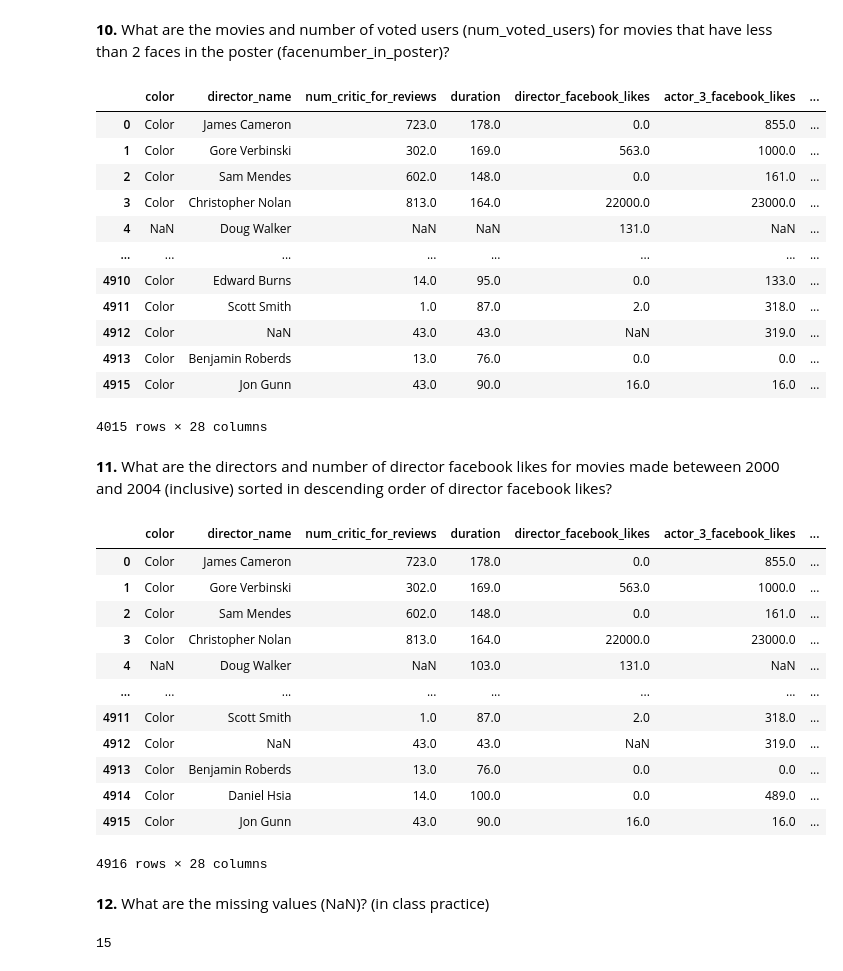
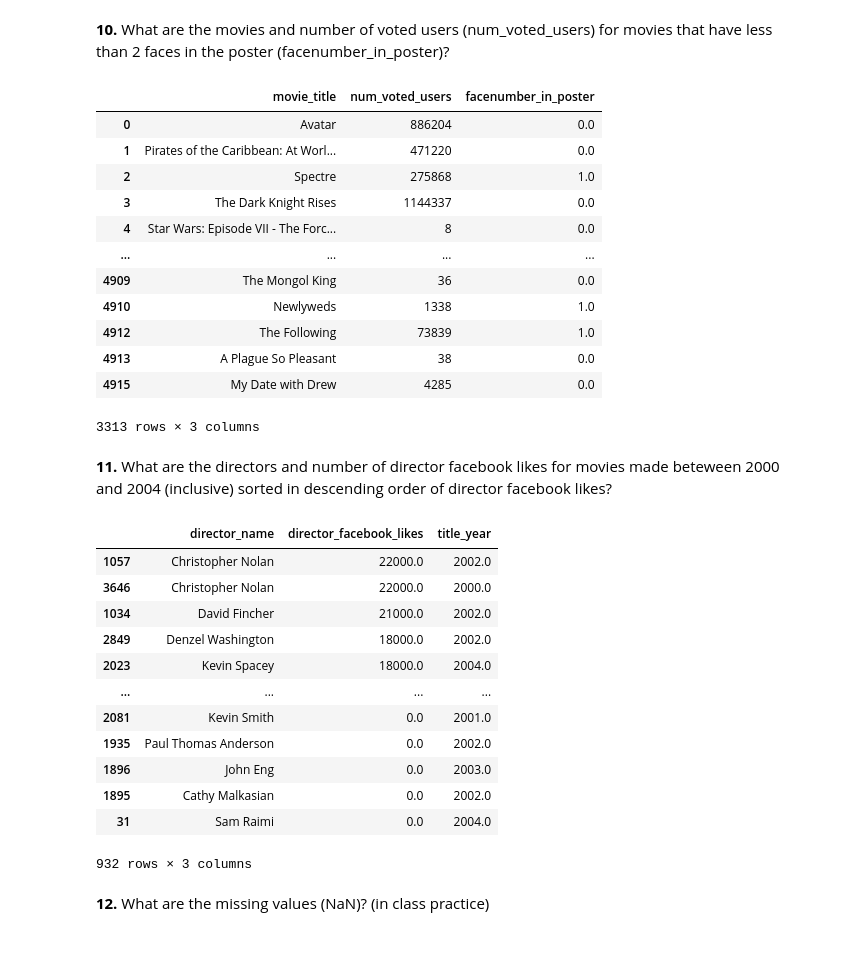
Before and after one commit to kayleeodom/CIS277-FA22-Lab1, a Jupyter notebook: Lab1.ipynb, the cells around one changed output. Saved outputs shown, nothing was run; the diff lists cells and outputs as text; code cells hidden in the pictures.

```diff
--- a/Lab1.ipynb
+++ b/Lab1.ipynb
@@ -187,56 +172,46 @@ movies_df[mask]
 # %%
 # first narrow down to movies that have less than 2 faces in the poster
 # then figure out the movies and number of voted users for those movies
-mask = movies_df.facenumber_in_poster <= 2
-mask
-movies_df[mask]
-#movies_df[["movie_title", "num_voted_users", "facenumber_in_poster"]]
+
+pf_movies = movies_df[(movies_df.facenumber_in_poster < 2)]
+pf_movies[ [ "movie_title", "num_voted_users", "facenumber_in_poster" ] ]
 # %% [output]
-|  | color | director_name | num_critic_for_reviews | duration | director_facebook_likes | actor_3_facebook_likes | ... |
-| 0 | Color | James Cameron | 723.0 | 178.0 | 0.0 | 855.0 | ... |
-| 1 | Color | Gore Verbinski | 302.0 | 169.0 | 563.0 | 1000.0 | ... |
-| 2 | Color | Sam Mendes | 602.0 | 148.0 | 0.0 | 161.0 | ... |
-| 3 | Color | Christopher Nolan | 813.0 | 164.0 | 22000.0 | 23000.0 | ... |
-| 4 | NaN | Doug Walker | NaN | NaN | 131.0 | NaN | ... |
-| ... | ... | ... | ... | ... | ... | ... | ... |
-| 4910 | Color | Edward Burns | 14.0 | 95.0 | 0.0 | 133.0 | ... |
-| 4911 | Color | Scott Smith | 1.0 | 87.0 | 2.0 | 318.0 | ... |
-| 4912 | Color | NaN | 43.0 | 43.0 | NaN | 319.0 | ... |
-| 4913 | Color | Benjamin Roberds | 13.0 | 76.0 | 0.0 | 0.0 | ... |
-| 4915 | Color | Jon Gunn | 43.0 | 90.0 | 16.0 | 16.0 | ... |
+|  | movie_title | num_voted_users | facenumber_in_poster |
+| 0 | Avatar | 886204 | 0.0 |
+| 1 | Pirates of the Caribbean: At Worl... | 471220 | 0.0 |
+| 2 | Spectre | 275868 | 1.0 |
+| 3 | The Dark Knight Rises | 1144337 | 0.0 |
+| 4 | Star Wars: Episode VII - The Forc... | 8 | 0.0 |
+| ... | ... | ... | ... |
+| 4909 | The Mongol King | 36 | 0.0 |
+| 4910 | Newlyweds | 1338 | 1.0 |
+| 4912 | The Following | 73839 | 1.0 |
+| 4913 | A Plague So Pleasant | 38 | 0.0 |
+| 4915 | My Date with Drew | 4285 | 0.0 |
-4015 rows × 28 columns
+3313 rows × 3 columns
 # %% [markdown]
 **11.** What are the directors and number of director facebook likes for movies made beteween 2000 and 2004 (inclusive) sorted in descending order of director facebook likes?
 # %%
-mask = (
-    (movies_df.title_year >= 2000) &
-    (movies_df.title_year <= 2004)
-    #(movies_df[["director_name", "movie_facebook_likes","title_year"]].sort_values("movie_facebook_likes", ascending=False))
-)
+movie_year = movies_df[ (movies_df.title_year >= 2000) & (movies_df.title_year <= 2004) ]
+movie_year[ ["director_name", "director_facebook_likes","title_year"]].sort_values("director_facebook_likes", ascending=False)
 
-movies_df
-
-#movies_df[["director_name", "movie_facebook_likes","title_year"]].sort_values("movie_facebook_likes", ascending=False)
-
-#movies_df.loc[["director_name", "facebook_likes"]].sort_values("facebook_likes", ascending=False)
+#movies_df[["director_name", "director_facebook_likes","title_year"]].sort_values("director_facebook_likes", ascending=False)
 # %% [output]
-|  | color | director_name | num_critic_for_reviews | duration | director_facebook_likes | actor_3_facebook_likes | ... |
-| 0 | Color | James Cameron | 723.0 | 178.0 | 0.0 | 855.0 | ... |
-| 1 | Color | Gore Verbinski | 302.0 | 169.0 | 563.0 | 1000.0 | ... |
-| 2 | Color | Sam Mendes | 602.0 | 148.0 | 0.0 | 161.0 | ... |
-| 3 | Color | Christopher Nolan | 813.0 | 164.0 | 22000.0 | 23000.0 | ... |
-| 4 | NaN | Doug Walker | NaN | 103.0 | 131.0 | NaN | ... |
-| ... | ... | ... | ... | ... | ... | ... | ... |
-| 4911 | Color | Scott Smith | 1.0 | 87.0 | 2.0 | 318.0 | ... |
-| 4912 | Color | NaN | 43.0 | 43.0 | NaN | 319.0 | ... |
-| 4913 | Color | Benjamin Roberds | 13.0 | 76.0 | 0.0 | 0.0 | ... |
-| 4914 | Color | Daniel Hsia | 14.0 | 100.0 | 0.0 | 489.0 | ... |
-| 4915 | Color | Jon Gunn | 43.0 | 90.0 | 16.0 | 16.0 | ... |
+|  | director_name | director_facebook_likes | title_year |
+| 1057 | Christopher Nolan | 22000.0 | 2002.0 |
+| 3646 | Christopher Nolan | 22000.0 | 2000.0 |
+| 1034 | David Fincher | 21000.0 | 2002.0 |
+| 2849 | Denzel Washington | 18000.0 | 2002.0 |
+| 2023 | Kevin Spacey | 18000.0 | 2004.0 |
+| ... | ... | ... | ... |
+| 2081 | Kevin Smith | 0.0 | 2001.0 |
+| 1935 | Paul Thomas Anderson | 0.0 | 2002.0 |
+| 1896 | John Eng | 0.0 | 2003.0 |
+| 1895 | Cathy Malkasian | 0.0 | 2002.0 |
+| 31 | Sam Raimi | 0.0 | 2004.0 |
-4916 rows × 28 columns
+932 rows × 3 columns
 # %% [markdown]
 **12.** What are the missing values (NaN)? (in class practice)
 # %%
-movies_df.duration.isna().sum()
+#movies_df.duration.isna().sum()
-# %% [output]
-15
 # %%
```
Also changed, not shown: parts of 2 cells of this notebook.
